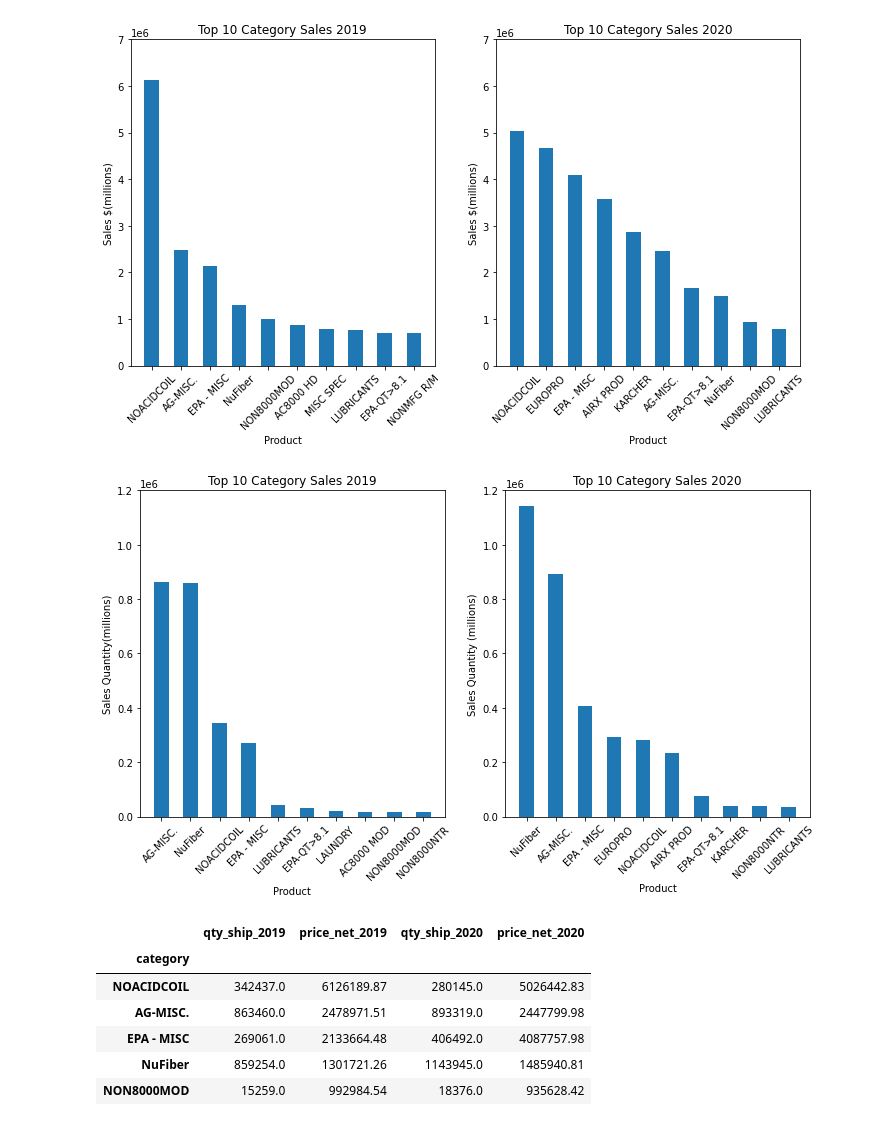
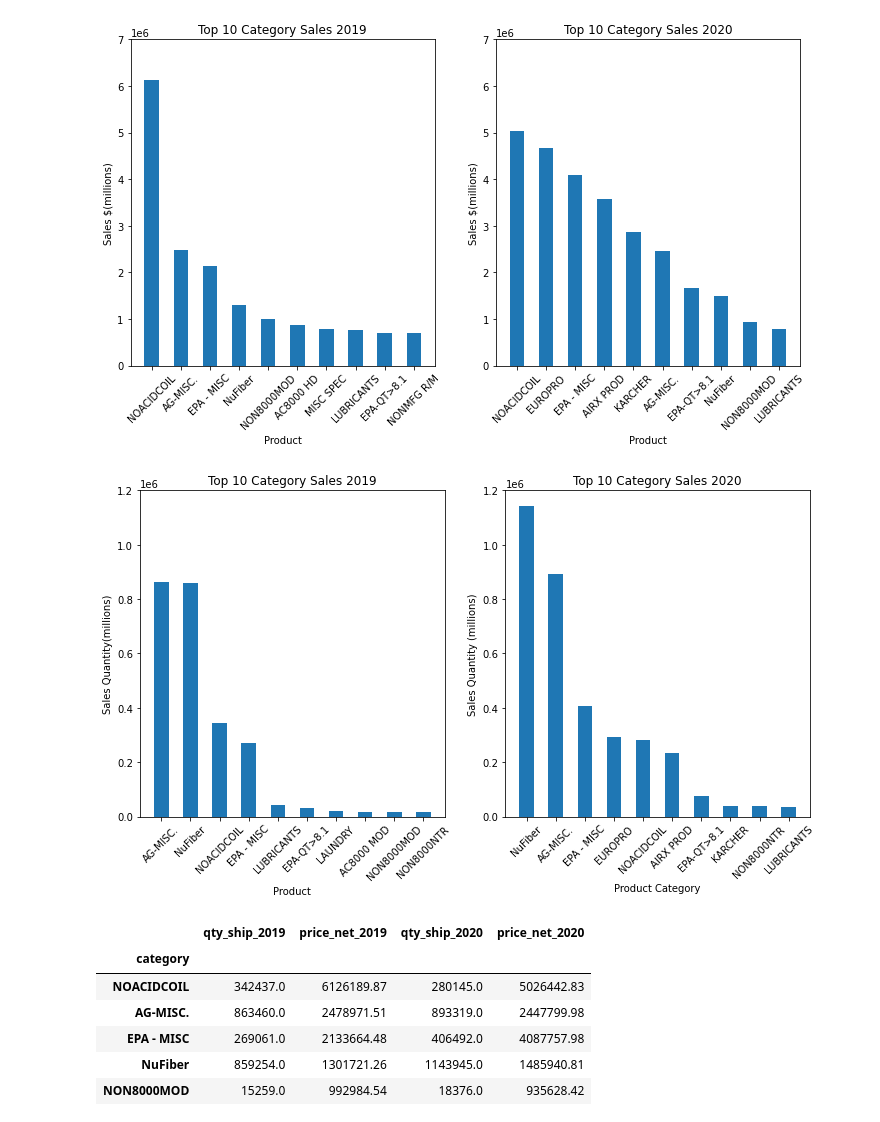
Before and after one commit to aadeba5/Project1, a Jupyter notebook: Nuance_Eric.ipynb, the cells around one changed output. Cells and saved outputs as stored; diff of their text form; code cells hidden in the pictures.

```diff
--- a/Nuance_Eric.ipynb
+++ b/Nuance_Eric.ipynb
@@ -128,23 +128,23 @@ twenty20_qty_labels = top_ten_2020_qty.head(10).index
 # %%
 plt.subplots(1,2, figsize=(12,6))
 plt.subplot(1,2,1)
 plt.bar(height = top_ten_2019_qty['qty_ship'].head(10), x = twenty19_qty_labels, width = .5)
 plt.ylabel('Sales Quantity(millions)')
 plt.ylim(0,1200000)
 plt.xlabel('Product')
 plt.xticks(rotation =45)
 plt.title('Top 10 Category Sales 2019')
 plt.subplot(1,2,2)
 plt.bar(height = top_ten_2020_qty['qty_ship'].head(10), x = twenty20_qty_labels, width = .5)
 plt.ylabel('Sales Quantity (millions)')
 plt.ylim(0,1200000)
-plt.xlabel('Product')
+plt.xlabel('Product Category')
 plt.xticks(rotation =45)
 plt.title('Top 10 Category Sales 2020')
 plt.savefig('output/Top 10 Category Sales Comparison by Quantity')
 plt.show()
 # %% [output]
-[figure, old version]
+[figure, new version]
 # %%
 merged_data = pd.merge(top_ten_2019.head(10), top_ten_2020.head(10),
                        how='outer', on = 'category', suffixes=("_2019", "_2020")).fillna(0)
```
Also changed, not shown: parts of 2 cells of this notebook, 2 other files.
